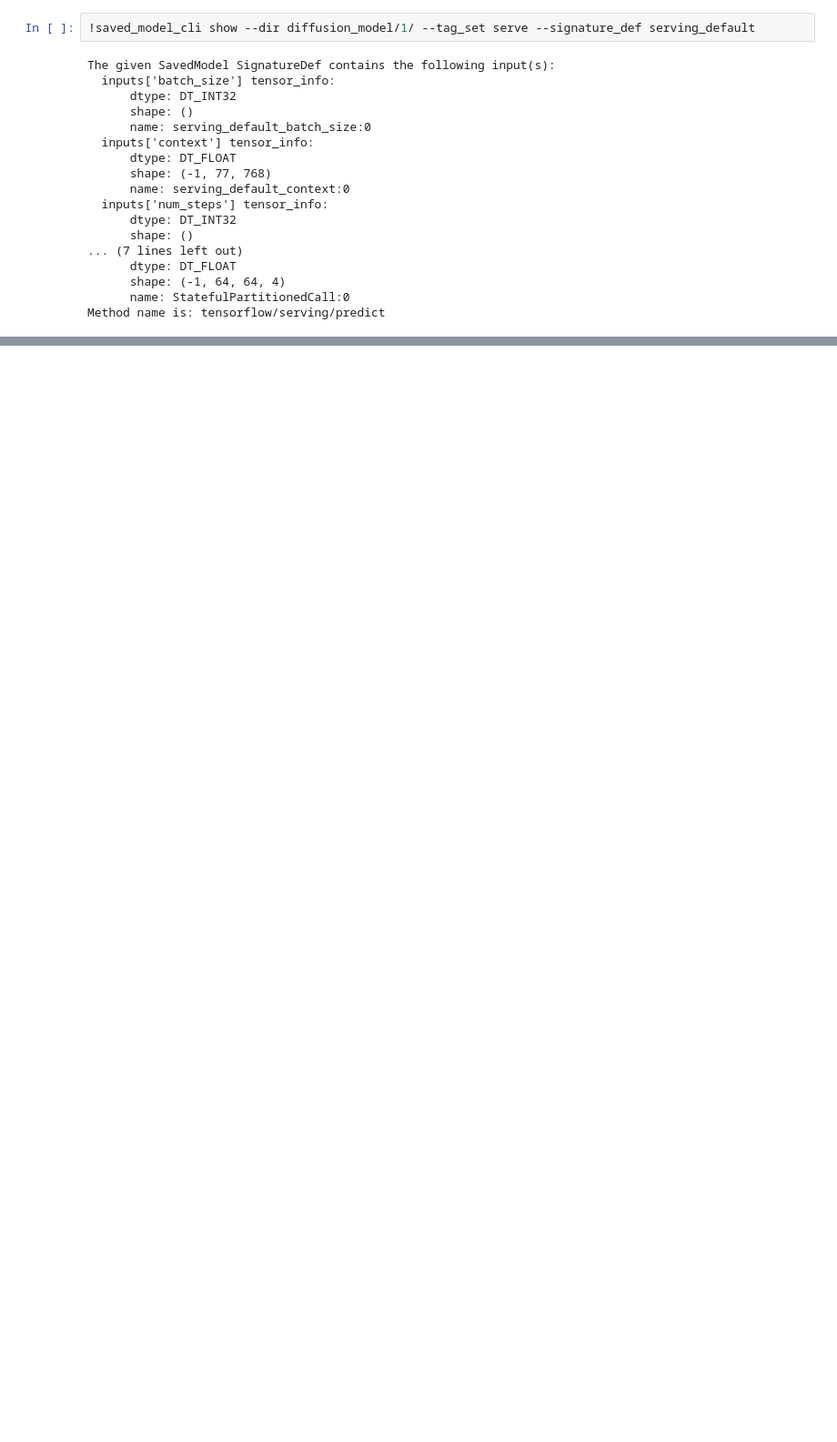
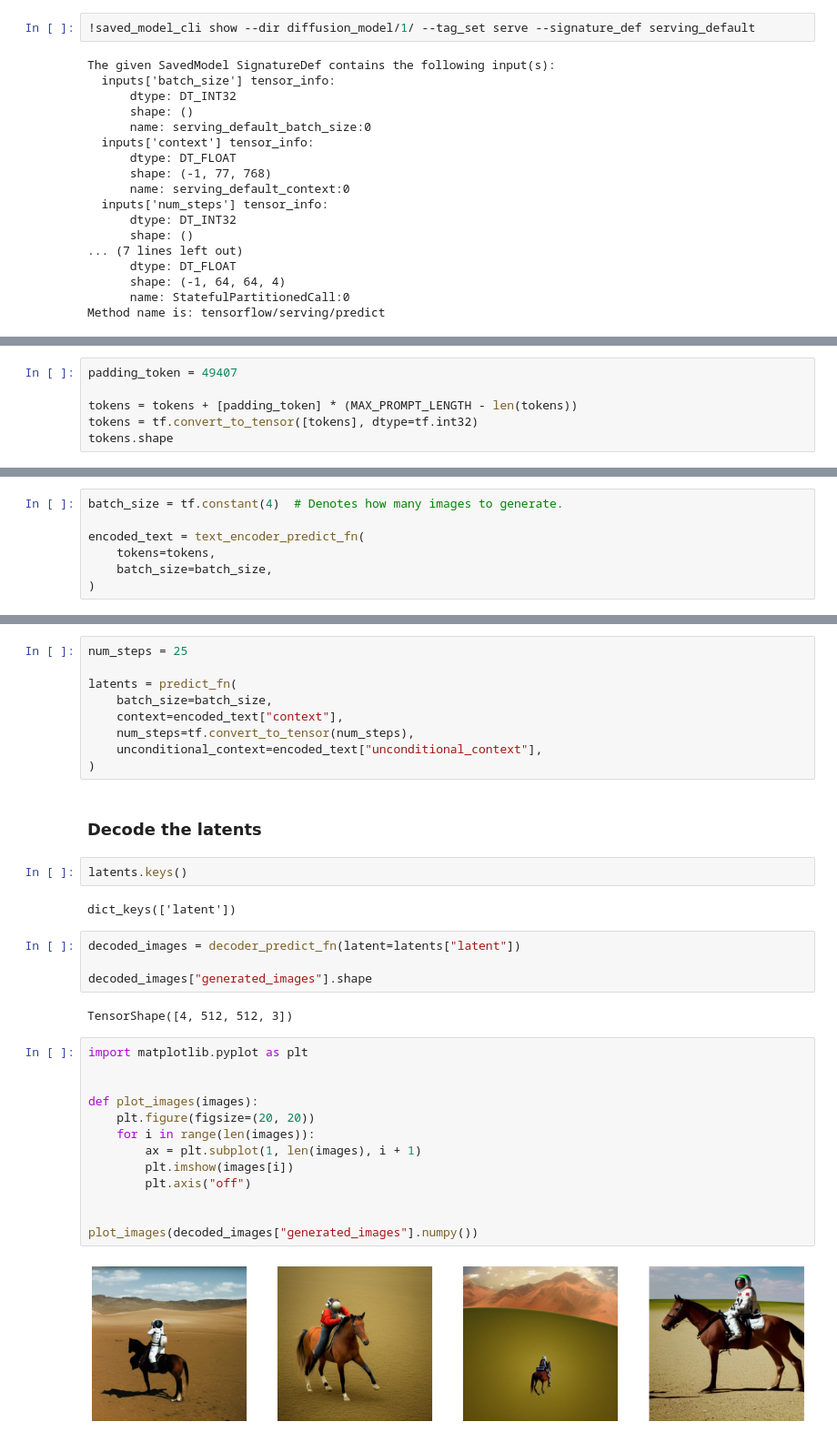
Before and after one commit to deep-diver/keras-sd-serving, a Jupyter notebook: tf_serving_sd.ipynb, the cells around one changed output, grey strips where cells are left out. Shown at 91% size. Cells and saved outputs as stored; diff of their text form; blank space fills up the shorter version.

```diff
--- a/tf_serving_sd.ipynb
+++ b/tf_serving_sd.ipynb
@@ -557,0 +316,6 @@ Method name is: tensorflow/serving/predict
+# %%
+padding_token = 49407
+
+tokens = tokens + [padding_token] * (MAX_PROMPT_LENGTH - len(tokens))
+tokens = tf.convert_to_tensor([tokens], dtype=tf.int32)
+tokens.shape
@@ -557,0 +326,7 @@ Method name is: tensorflow/serving/predict
+# %%
+batch_size = tf.constant(4)  # Denotes how many images to generate.
+
+encoded_text = text_encoder_predict_fn(
+    tokens=tokens,
+    batch_size=batch_size,
+)
@@ -557,0 +335,36 @@ Method name is: tensorflow/serving/predict
+# %%
+num_steps = 25
+
+latents = predict_fn(
+    batch_size=batch_size,
+    context=encoded_text["context"],
+    num_steps=tf.convert_to_tensor(num_steps),
+    unconditional_context=encoded_text["unconditional_context"],
+)
+# %% [markdown]
+### Decode the latents
+# %%
+latents.keys()
+# %% [output]
+dict_keys(['latent'])
+# %%
+decoded_images = decoder_predict_fn(latent=latents["latent"])
+
+decoded_images["generated_images"].shape
+# %% [output]
+TensorShape([4, 512, 512, 3])
+# %%
+import matplotlib.pyplot as plt
+
+
+def plot_images(images):
+    plt.figure(figsize=(20, 20))
+    for i in range(len(images)):
+        ax = plt.subplot(1, len(images), i + 1)
+        plt.imshow(images[i])
+        plt.axis("off")
+
+
+plot_images(decoded_images["generated_images"].numpy())
+# %% [output]
+[figure, added]
```
Also changed, not shown: parts of 78 cells of this notebook.
